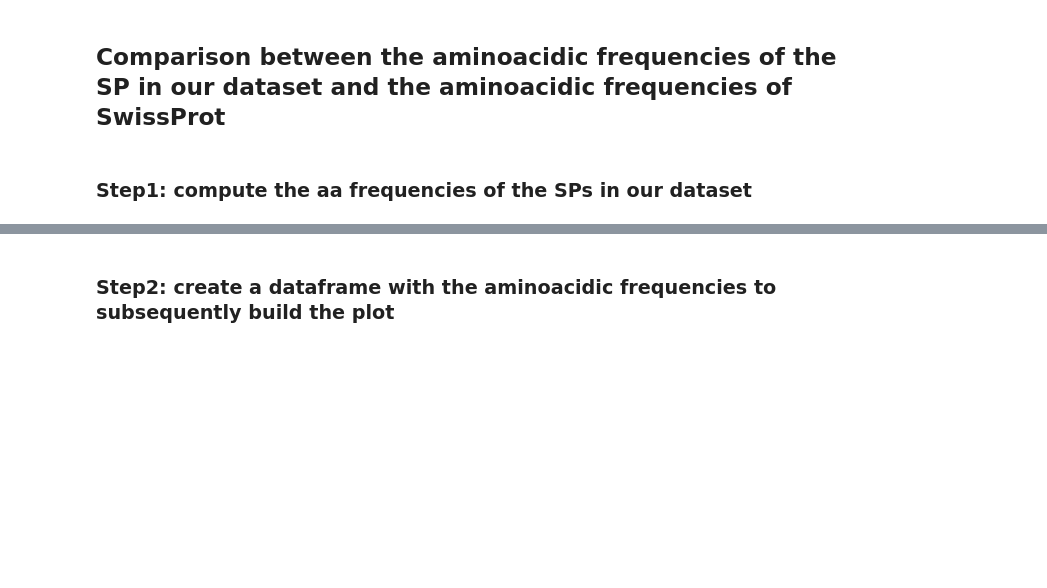
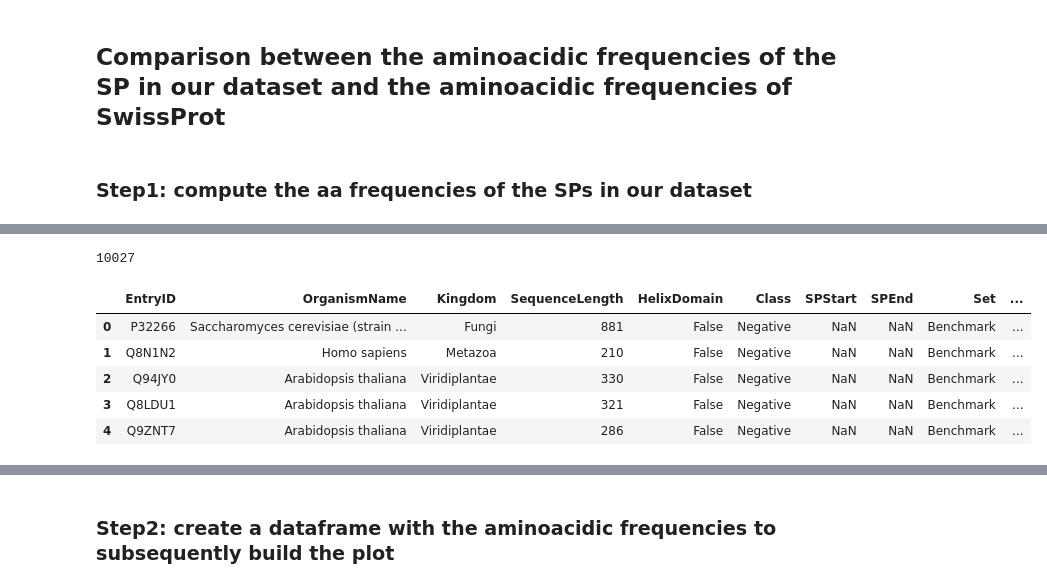
Before and after one commit to LucaCagnini/LB2_project_Group_3, a Jupyter notebook: Data_Analysis/plots.ipynb, the cells around one changed output, grey strips where cells are left out. Cells and saved outputs as stored; diff of their text form; code cells hidden in the pictures; blank space fills up the shorter version.

```diff
--- a/Data_Analysis/plots.ipynb
+++ b/Data_Analysis/plots.ipynb
@@ -277,7 +290,15 @@ NameError: name 'sns' is not defined
 # %%
 # take the .tsv with all the data and put it in a dataframe
-dataset=pd.read_csv("../Data_Preparation/train_bench.tsv" , sep="\t")
-print(len(dataset))
-dataset.head()
+df=pd.read_csv("../Data_Preparation/train_bench.tsv" , sep="\t")
+print(len(df))
+df.head()
+# %% [output]
+10027
+|  | EntryID | OrganismName | Kingdom | SequenceLength | HelixDomain | Class | SPStart | SPEnd | Set | ... |
+| 0 | P32266 | Saccharomyces cerevisiae (strain ... | Fungi | 881 | False | Negative | NaN | NaN | Benchmark | ... |
+| 1 | Q8N1N2 | Homo sapiens | Metazoa | 210 | False | Negative | NaN | NaN | Benchmark | ... |
+| 2 | Q94JY0 | Arabidopsis thaliana | Viridiplantae | 330 | False | Negative | NaN | NaN | Benchmark | ... |
+| 3 | Q8LDU1 | Arabidopsis thaliana | Viridiplantae | 321 | False | Negative | NaN | NaN | Benchmark | ... |
+| 4 | Q9ZNT7 | Arabidopsis thaliana | Viridiplantae | 286 | False | Negative | NaN | NaN | Benchmark | ... |
 # %%
 # to keep only SP entries, keep sequences that have either SPStart and SPEnd column values different from null.
```
Also changed, not shown: parts of 26 cells of this notebook, 11 other files.
